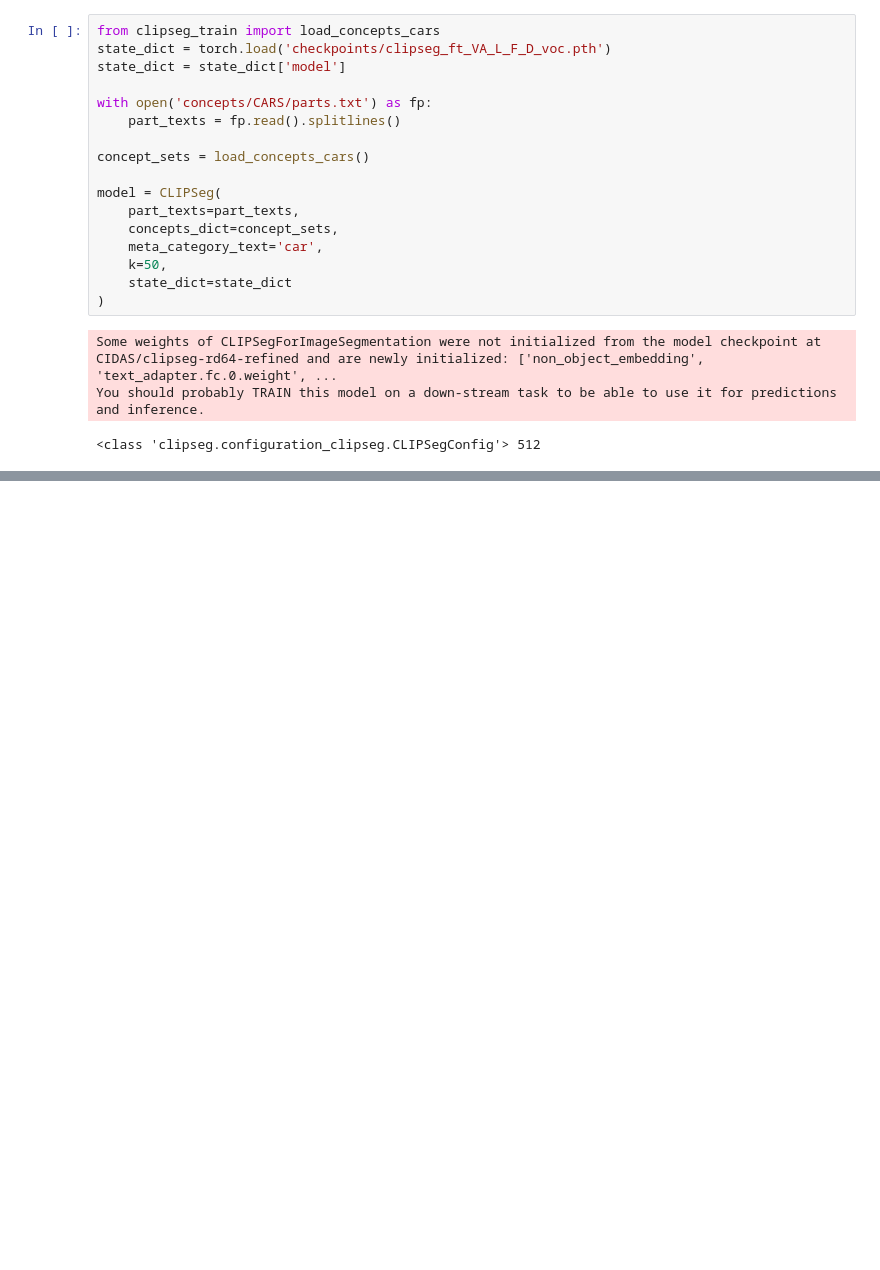
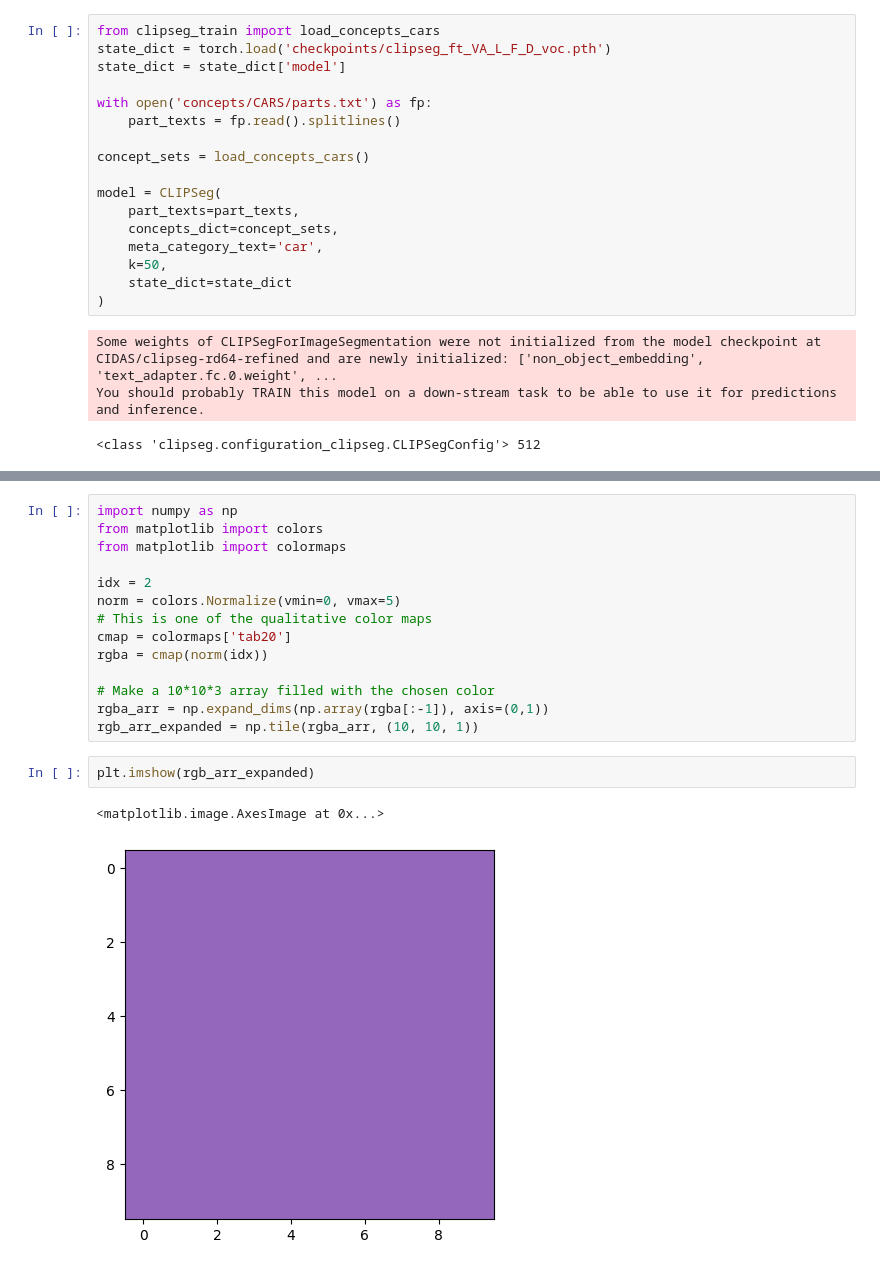
Before and after one commit to zijizhu/part-concept, a Jupyter notebook: clipseg.ipynb, the cells around one changed output, grey strips where cells are left out. Drawn from its saved outputs; the diff is of its cells as text; blank space fills up the shorter version.

```diff
--- a/clipseg.ipynb
+++ b/clipseg.ipynb
@@ -104,0 +164,19 @@ fig.delaxes(axes[-1,-1])
+# %%
+import numpy as np
+from matplotlib import colors
+from matplotlib import colormaps
+
+idx = 2
+norm = colors.Normalize(vmin=0, vmax=5)
+# This is one of the qualitative color maps
+cmap = colormaps['tab20']
+rgba = cmap(norm(idx))
+
+# Make a 10*10*3 array filled with the chosen color
+rgba_arr = np.expand_dims(np.array(rgba[:-1]), axis=(0,1))
+rgb_arr_expanded = np.tile(rgba_arr, (10, 10, 1))
+# %%
+plt.imshow(rgb_arr_expanded)
+# %% [output]
+<matplotlib.image.AxesImage at 0x...>
+[figure, added]
```
Also changed, not shown: parts of 13 cells of this notebook, 1 other file.
